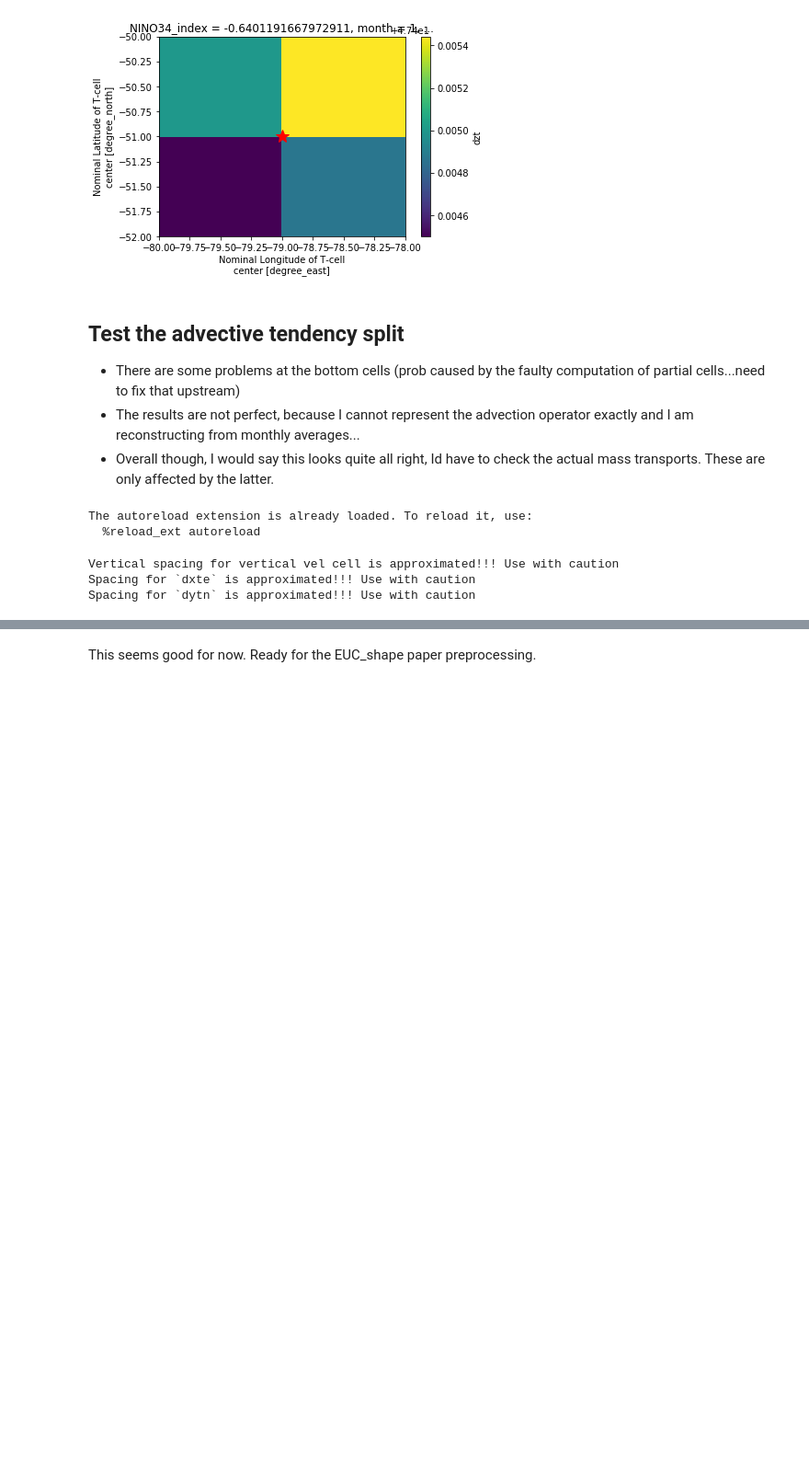
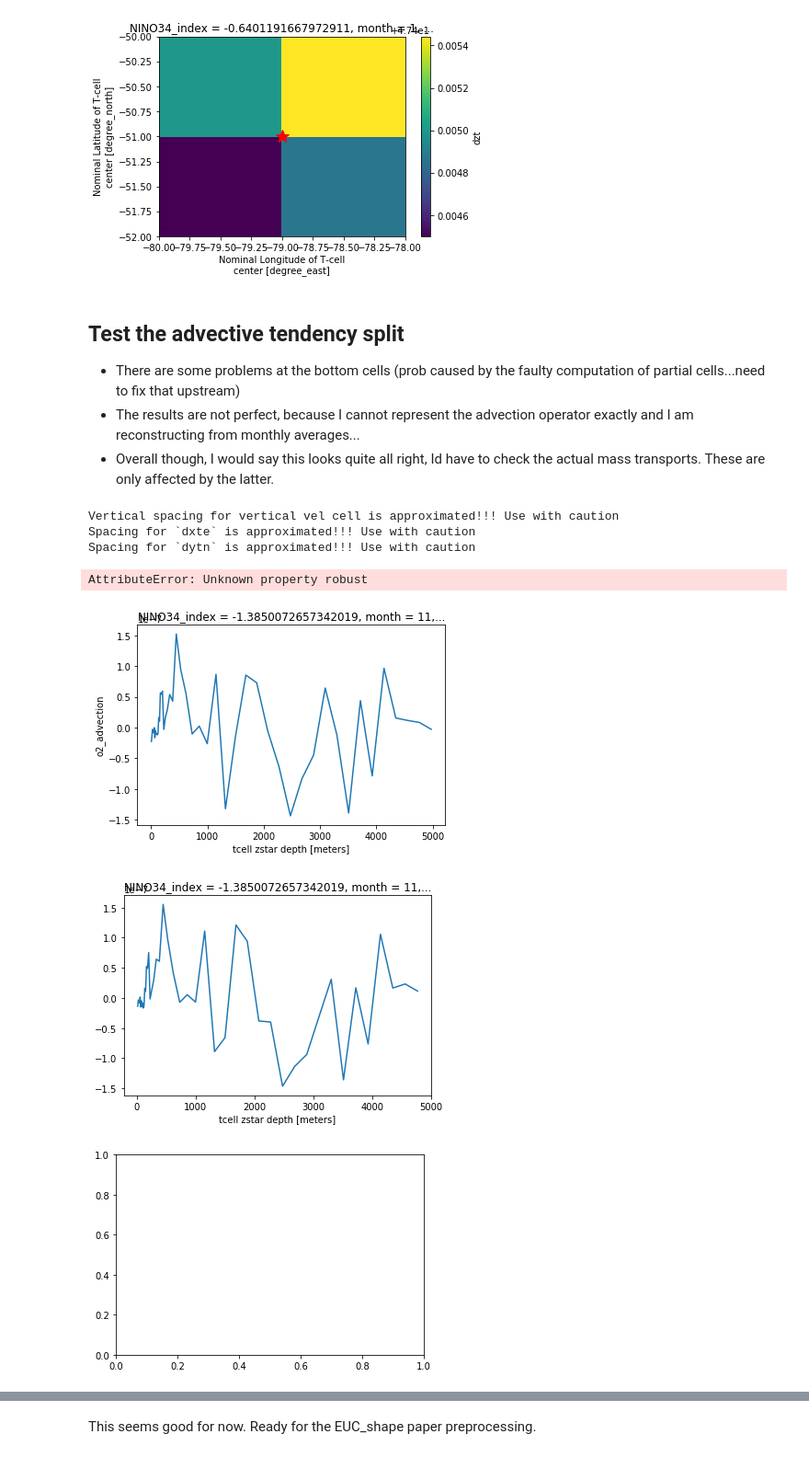
Before and after one commit to jbusecke/mom_tools, a Jupyter notebook: CM-O2_suite_budget_tests.ipynb, the cells around one changed output, grey strips where cells are left out. Shown: that part at 92% size. Drawn from its saved outputs; the diff is of its cells as text; code cells hidden in the pictures; blank space fills up the shorter version.

```diff
--- a/CM-O2_suite_budget_tests.ipynb
+++ b/CM-O2_suite_budget_tests.ipynb
@@ -17,9 +18,11 @@ runnames = ['control']
 years = range(181,201)
 rho = 1035 # Constant reference density
 # %%
-cm21_varlist =['ocean', 'ocean_budgets'] # This is a bit different in CM2.6...lets unify this..., #'ocean_trans', 'ocean_budgets',
-cm21_gridfile = '/work/Julius.Busecke/CM2.1/siena_201303_fix_rds/static/grid_complete.nc'
+# old version...I have since removed the files and only left the zarr versions
+# cm21_varlist =['ocean', 'ocean_budgets'] # This is a bit different in CM2.6...lets unify this..., #'ocean_trans', 'ocean_budgets',
+# cm21_gridfile = '/work/Julius.Busecke/CM2.1/siena_201303_fix_rds/static/grid_complete.nc'
+# ddir_cm21_control = '/work/Julius.Busecke/CM2.1/siena_201303_fix_rds/CM_O1p0_C180_A02-topaz-bling-minibling-ctrl-restart_bgc/pp'
+# ds = open_mom5_CM_ESM(ddir_cm21_control, varfolderlist=cm21_varlist, gridfile=cm21_gridfile, years=years)
 
-ddir_cm21_control = '/work/Julius.Busecke/CM2.1/siena_201303_fix_rds/CM_O1p0_C180_A02-topaz-bling-minibling-ctrl-restart_bgc/pp'
-
-ds = open_mom5_CM_ESM(ddir_cm21_control, varfolderlist=cm21_varlist, gridfile=cm21_gridfile, years=years)
+# ds = xr.open_zarr('/work/Julius.Busecke/zarr_conversions/CM21deg.zarr/')
+ds = xr.open_zarr('/work/Julius.Busecke/zarr_conversions/CM26.zarr/')
@@ -37,2 +28,0 @@ timesteps: 240
-# %%
-ds.coords['dztstar'] = calculate_dzstar(ds, 'st')
@@ -57 +72,4 @@ Coordinates:
+# %%
+# This is the total static (just vertical version)
+ds.coords['dst'] = calculate_ds(ds, 'st')
 # %%
@@ -195,14 +208,43 @@ def add_split_tendencies(ds):
 %autoreload 1
 %aimport mom_budgets
 from mom_budgets import add_vertical_spacing, add_split_tendencies
-ds_test = xr.open_zarr('/work/Julius.Busecke/zarr_test/CM21deg_control.zarr')
+# ds_test = xr.open_zarr('/work/Julius.Busecke/zarr_test/CM21deg_control.zarr')
+ds_test = xr.open_zarr('/work/Julius.Busecke/zarr_test/CM26_control.zarr')
 ds_test = add_vertical_spacing(ds_test)
-# %% [output]
-The autoreload extension is already loaded. To reload it, use:
-  %reload_ext autoreload
 # %%
 ds_test = add_split_tendencies(ds_test)
 # %% [output]
 Vertical spacing for vertical vel cell is approximated!!! Use with caution
 Spacing for `dxte` is approximated!!! Use with caution
 Spacing for `dytn` is approximated!!! Use with caution
+# %%
+# is the reconstruction of the tendencies from the saved (full) fluxes exact?
+
+# def subset(ds):
+#     return ds.isel(time=10).sel(yt_ocean=0, method='nearest').sel(xt_ocean=slice(-250, -225))
+
+def subset(ds):
+    return ds.isel(time=10).sel(yt_ocean=slice(-1,1)).sel(xt_ocean=-225, method='nearest').mean('yt_ocean')
+
+true = ds_test['o2_advection']
+new = ds_test['o2_advection_x'] + ds_test['o2_advection_y'] + ds_test['o2_advection_z']
+
+plt.figure()
+subset(true).plot()
+
+
+plt.figure()
+subset(new).plot()
+
+
+plt.figure()
+subset((new - true)).plot(robust=True)
+
+# plt.figure()
+# (((new - true) / true) * 100).plot(bins=np.linspace(-0.2,0.2,50))
+# plt.gca().set_yscale('log')
+# %% [output]
+AttributeError: Unknown property robust
+[figure, added]
+[figure, added]
+[figure, added]
```
Also changed, not shown: parts of 19 cells of this notebook, 3 other files.
